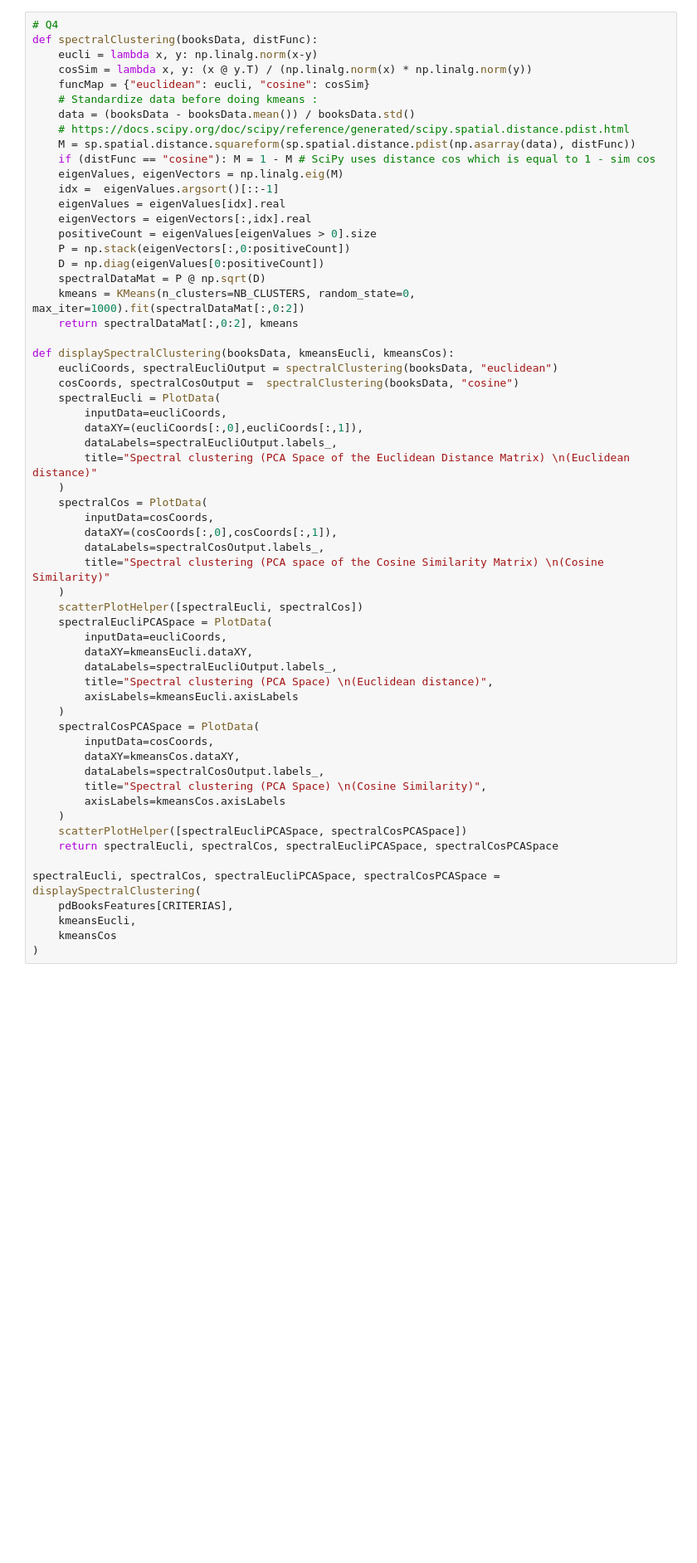
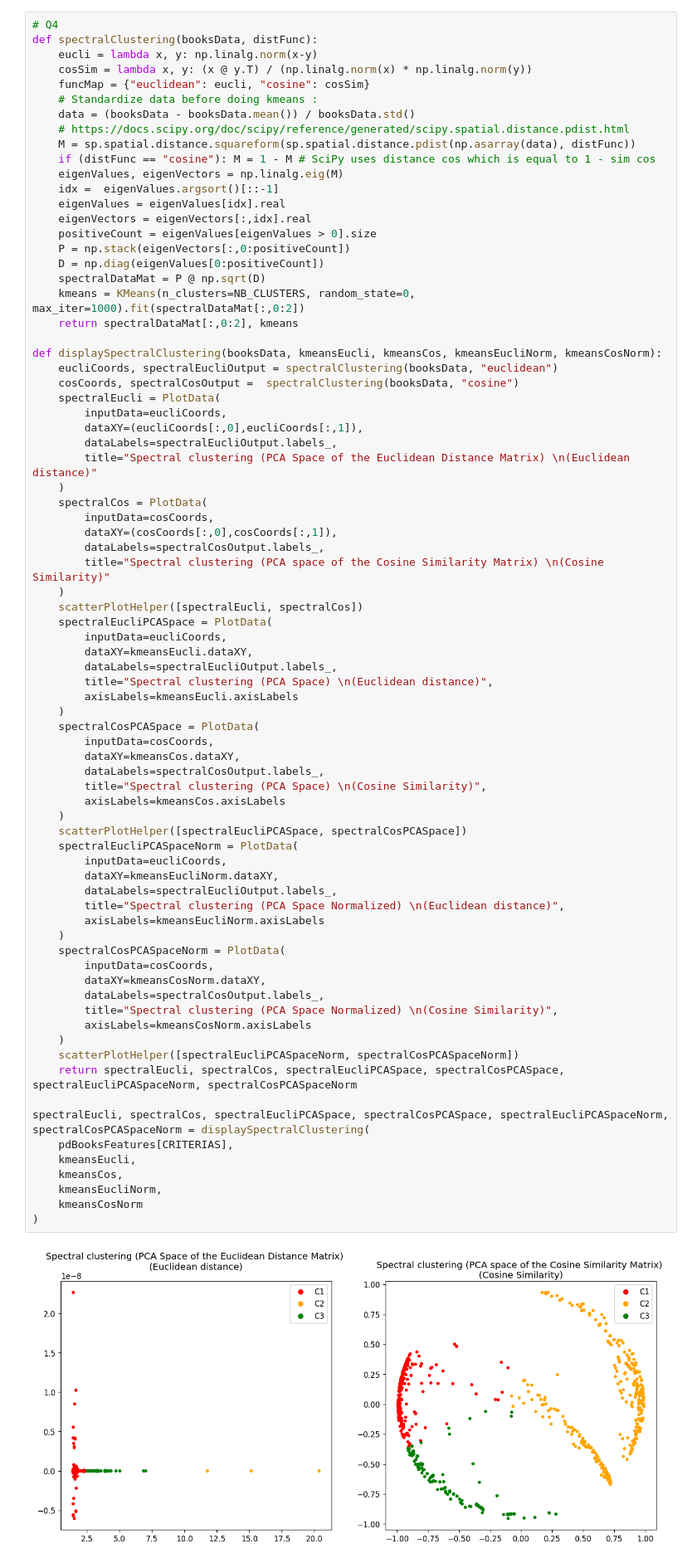
Before and after one commit to darhal/IFT799-DataScience, a Jupyter notebook: Lab2/tp2.ipynb, the cells around one changed output. Shown at 83% size. Cells and saved outputs as stored; diff of their text form; blank space fills up the shorter version.

```diff
--- a/Lab2/tp2.ipynb
+++ b/Lab2/tp2.ipynb
@@ -253,7 +342,7 @@ def spectralClustering(booksData, distFunc):
     kmeans = KMeans(n_clusters=NB_CLUSTERS, random_state=0, max_iter=1000).fit(spectralDataMat[:,0:2])
     return spectralDataMat[:,0:2], kmeans
 
-def displaySpectralClustering(booksData, kmeansEucli, kmeansCos):
+def displaySpectralClustering(booksData, kmeansEucli, kmeansCos, kmeansEucliNorm, kmeansCosNorm):
     eucliCoords, spectralEucliOutput = spectralClustering(booksData, "euclidean")
     cosCoords, spectralCosOutput =  spectralClustering(booksData, "cosine")
     spectralEucli = PlotData(
@@ -261,33 +350,52 @@ def displaySpectralClustering(booksData, kmeansEucli, kmeansCos):
         dataXY=(eucliCoords[:,0],eucliCoords[:,1]),
         dataLabels=spectralEucliOutput.labels_,
         title="Spectral clustering (PCA Space of the Euclidean Distance Matrix) \n(Euclidean distance)"
     )
     spectralCos = PlotData(
         inputData=cosCoords,
         dataXY=(cosCoords[:,0],cosCoords[:,1]),
         dataLabels=spectralCosOutput.labels_,
         title="Spectral clustering (PCA space of the Cosine Similarity Matrix) \n(Cosine Similarity)"
     )
     scatterPlotHelper([spectralEucli, spectralCos])
     spectralEucliPCASpace = PlotData(
         inputData=eucliCoords,
         dataXY=kmeansEucli.dataXY,
         dataLabels=spectralEucliOutput.labels_,
         title="Spectral clustering (PCA Space) \n(Euclidean distance)",
         axisLabels=kmeansEucli.axisLabels
     )
     spectralCosPCASpace = PlotData(
         inputData=cosCoords,
         dataXY=kmeansCos.dataXY,
         dataLabels=spectralCosOutput.labels_,
         title="Spectral clustering (PCA Space) \n(Cosine Similarity)",
         axisLabels=kmeansCos.axisLabels
     )
     scatterPlotHelper([spectralEucliPCASpace, spectralCosPCASpace])
-    return spectralEucli, spectralCos, spectralEucliPCASpace, spectralCosPCASpace
+    spectralEucliPCASpaceNorm = PlotData(
+        inputData=eucliCoords,
+        dataXY=kmeansEucliNorm.dataXY,
+        dataLabels=spectralEucliOutput.labels_,
+        title="Spectral clustering (PCA Space Normalized) \n(Euclidean distance)",
+        axisLabels=kmeansEucliNorm.axisLabels
+    )
+    spectralCosPCASpaceNorm = PlotData(
+        inputData=cosCoords,
+        dataXY=kmeansCosNorm.dataXY,
+        dataLabels=spectralCosOutput.labels_,
+        title="Spectral clustering (PCA Space Normalized) \n(Cosine Similarity)",
+        axisLabels=kmeansCosNorm.axisLabels
+    )
+    scatterPlotHelper([spectralEucliPCASpaceNorm, spectralCosPCASpaceNorm])
+    return spectralEucli, spectralCos, spectralEucliPCASpace, spectralCosPCASpace, spectralEucliPCASpaceNorm, spectralCosPCASpaceNorm
 
-spectralEucli, spectralCos, spectralEucliPCASpace, spectralCosPCASpace = displaySpectralClustering(
+spectralEucli, spectralCos, spectralEucliPCASpace, spectralCosPCASpace, spectralEucliPCASpaceNorm, spectralCosPCASpaceNorm = displaySpectralClustering(
     pdBooksFeatures[CRITERIAS],
     kmeansEucli,
-    kmeansCos
+    kmeansCos,
+    kmeansEucliNorm,
+    kmeansCosNorm
 )
+# %% [output]
+[figure, added]
```
Also changed, not shown: parts of 8 cells of this notebook.
